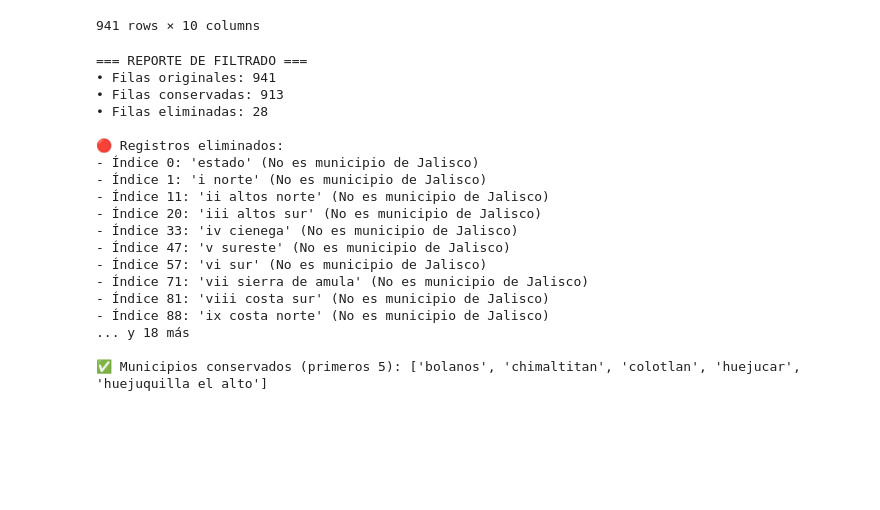
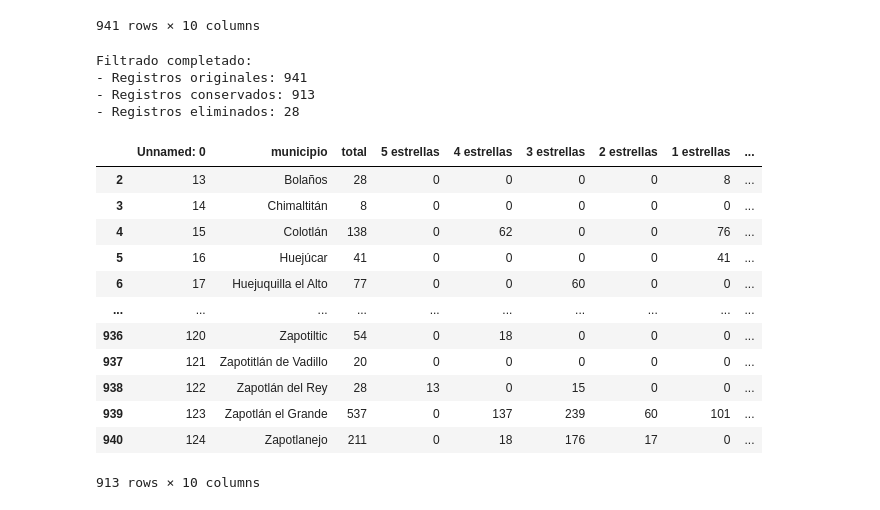
Before and after one commit to matutedevelop/Proyecto_prog_analisis, a Jupyter notebook: prosecing.ipynb, the cells around one changed output. Drawn from its saved outputs; the diff is of its cells as text; code cells hidden in the pictures; blank space fills up the shorter version.

```diff
--- a/prosecing.ipynb
+++ b/prosecing.ipynb
@@ -367,24 +425,25 @@ df_normalizado
 | 940 | 124 | zapotlanejo | 211 | 0 | 18 | 176 | 17 | 0 | ... |
 941 rows × 10 columns
 # %%
-df = filtrar_municipios_jalisco(df_normalizado, 'municipio')
+df_filtrado_cols = filtrar_municipios_jalisco(df_normalizado, 'municipio')
 # %% [output]
-=== REPORTE DE FILTRADO ===
-• Filas originales: 941
-• Filas conservadas: 913
-• Filas eliminadas: 28
-
-🔴 Registros eliminados:
-- Índice 0: 'estado' (No es municipio de Jalisco)
-- Índice 1: 'i norte' (No es municipio de Jalisco)
-- Índice 11: 'ii altos norte' (No es municipio de Jalisco)
-- Índice 20: 'iii altos sur' (No es municipio de Jalisco)
-- Índice 33: 'iv cienega' (No es municipio de Jalisco)
-- Índice 47: 'v sureste' (No es municipio de Jalisco)
-- Índice 57: 'vi sur' (No es municipio de Jalisco)
-- Índice 71: 'vii sierra de amula' (No es municipio de Jalisco)
-- Índice 81: 'viii costa sur' (No es municipio de Jalisco)
-- Índice 88: 'ix costa norte' (No es municipio de Jalisco)
-... y 18 más
-
-✅ Municipios conservados (primeros 5): ['bolanos', 'chimaltitan', 'colotlan', 'huejucar', 'huejuquilla el alto']
+Filtrado completado:
+- Registros originales: 941
+- Registros conservados: 913
+- Registros eliminados: 28
+# %%
+df_filtrado_cols
+# %% [output]
+|  | Unnamed: 0 | municipio | total | 5 estrellas | 4 estrellas | 3 estrellas | 2 estrellas | 1 estrellas | ... |
+| 2 | 13 | Bolaños | 28 | 0 | 0 | 0 | 0 | 8 | ... |
+| 3 | 14 | Chimaltitán | 8 | 0 | 0 | 0 | 0 | 0 | ... |
+| 4 | 15 | Colotlán | 138 | 0 | 62 | 0 | 0 | 76 | ... |
+| 5 | 16 | Huejúcar | 41 | 0 | 0 | 0 | 0 | 41 | ... |
+| 6 | 17 | Huejuquilla el Alto | 77 | 0 | 0 | 60 | 0 | 0 | ... |
+| ... | ... | ... | ... | ... | ... | ... | ... | ... | ... |
+| 936 | 120 | Zapotiltic | 54 | 0 | 18 | 0 | 0 | 0 | ... |
+| 937 | 121 | Zapotitlán de Vadillo | 20 | 0 | 0 | 0 | 0 | 0 | ... |
+| 938 | 122 | Zapotlán del Rey | 28 | 13 | 0 | 15 | 0 | 0 | ... |
+| 939 | 123 | Zapotlán el Grande | 537 | 0 | 137 | 239 | 60 | 101 | ... |
+| 940 | 124 | Zapotlanejo | 211 | 0 | 18 | 176 | 17 | 0 | ... |
+913 rows × 10 columns
```
Also changed, not shown: parts of 9 cells of this notebook.
